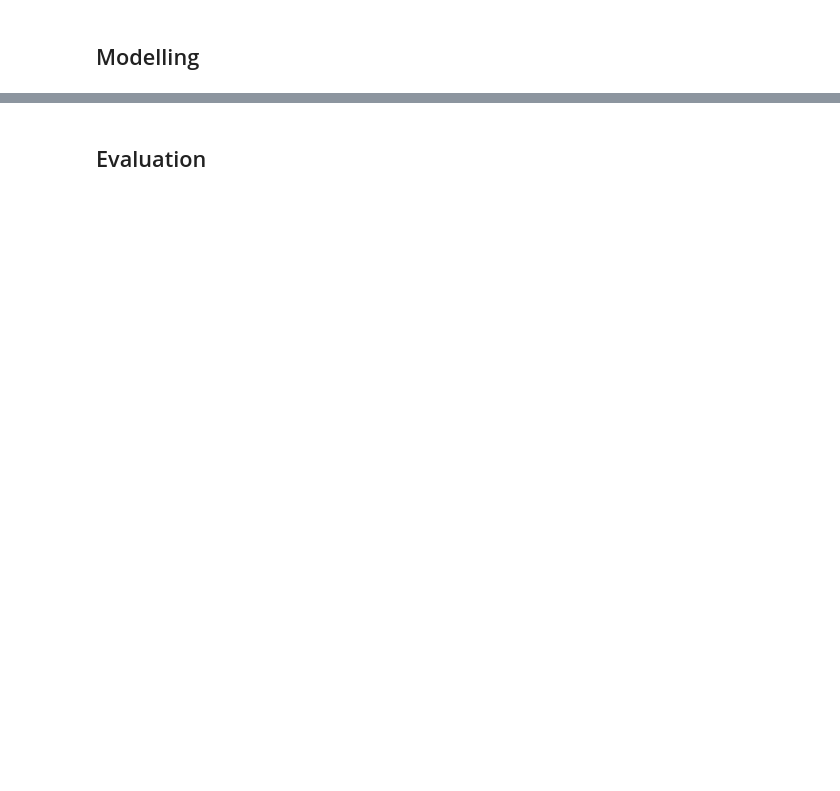
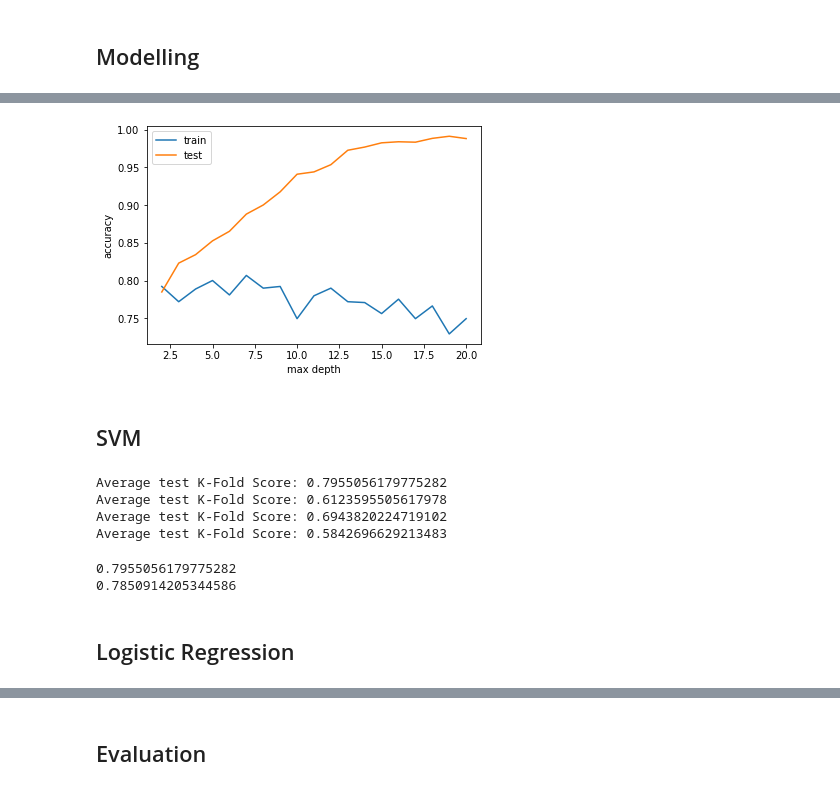
Before and after one commit to NataliaKarpowicz/Titanic-Machine-Learning-from-Disaster, a Jupyter notebook: script.ipynb, the cells around one changed output, grey strips where cells are left out. Cells and saved outputs as stored; diff of their text form; code cells hidden in the pictures; blank space fills up the shorter version.

Commit message:
modelling part updated

```diff
--- a/script.ipynb
+++ b/script.ipynb
@@ -339,0 +411,8 @@ print(df_train.loc[df_train["Cabin"].notnull(), "Cabin"].to_string())
+# %%
+# get one hot encoding of columns Pclass
+one_hot = pd.get_dummies(df_train['Embarked'], prefix="Embarked")
+# drop column Pclass as it is now encoded
+df_train = df_train.drop('Embarked',axis = 1)
+# join the encoded df
+df_train = df_train.join(one_hot)
+df_train.head()
@@ -340,2 +426,6 @@ print(df_train.loc[df_train["Cabin"].notnull(), "Cabin"].to_string())
 # %% [markdown]
 ## Modelling
+# %%
+Y = df_train["Survived"]
+df_train = df_train.drop(['Survived'], axis=1)
+X = df_train
@@ -341,0 +439,22 @@ print(df_train.loc[df_train["Cabin"].notnull(), "Cabin"].to_string())
+# %%
+kf = KFold(n_splits = 5, shuffle = True)
+train_acc = []
+test_acc = []
+max_depth = range(2,21)
+for n in max_depth:
+    clf = tree.DecisionTreeClassifier(max_depth = n)
+    test_scores = []
+    train_scores = []
+    for i in range(5):
+        result = next(kf.split(X), None)
+        x_train =X.iloc[result[0]]
+        x_test = X.iloc[result[1]]
+        y_train = Y.iloc[result[0]]
+        y_test = Y.iloc[result[1]]
+        model = clf.fit(x_train,y_train)
+        predictions = clf.predict(x_test)
+        test_scores.append(model.score(x_test,y_test))
+        train_scores.append(model.score(x_train,y_train))
+    print('Average test K-Fold Score:' , np.mean(test_scores))
+    train_acc.append(np.mean(train_scores))
+    test_acc.append(np.mean(test_scores))
@@ -341,0 +481,12 @@ print(df_train.loc[df_train["Cabin"].notnull(), "Cabin"].to_string())
+# %%
+import matplotlib.pyplot as plt
+plt.plot(max_depth, train_acc, label = "train")
+plt.plot(max_depth, test_acc, label = "test")
+plt.legend()
+plt.xlabel('max depth')
+plt.ylabel('accuracy')
+plt.show()
+# %% [output]
+[figure, added]
+# %% [markdown]
+## SVM
@@ -341,0 +495,34 @@ print(df_train.loc[df_train["Cabin"].notnull(), "Cabin"].to_string())
+# %%
+train_acc = []
+test_acc = []
+kernels = ['linear', 'poly', 'rbf', 'sigmoid']
+for kernel in kernels:
+    clf = svm.SVC(kernel=kernel)
+    test_scores = []
+    train_scores = []
+    for i in range(5):
+        result = next(kf.split(X), None)
+        x_train = X.iloc[result[0]]
+        x_test = X.iloc[result[1]]
+        y_train = Y.iloc[result[0]]
+        y_test = Y.iloc[result[1]]
+        model = clf.fit(x_train,y_train)
+        predictions = clf.predict(x_test)
+        test_scores.append(model.score(x_test,y_test))
+        train_scores.append(model.score(x_train,y_train))
+    print('Average test K-Fold Score:' , np.mean(test_scores))
+    train_acc.append(np.mean(train_scores))
+    test_acc.append(np.mean(test_scores))
+# %% [output]
+Average test K-Fold Score: 0.7955056179775282
+Average test K-Fold Score: 0.6123595505617978
+Average test K-Fold Score: 0.6943820224719102
+Average test K-Fold Score: 0.5842696629213483
+# %%
+print(train_acc[0])
+print(test_acc[0])
+# %% [output]
+0.7955056179775282
+0.7850914205344586
+# %% [markdown]
+## Logistic Regression
```
Also changed, not shown: parts of 34 cells of this notebook.
